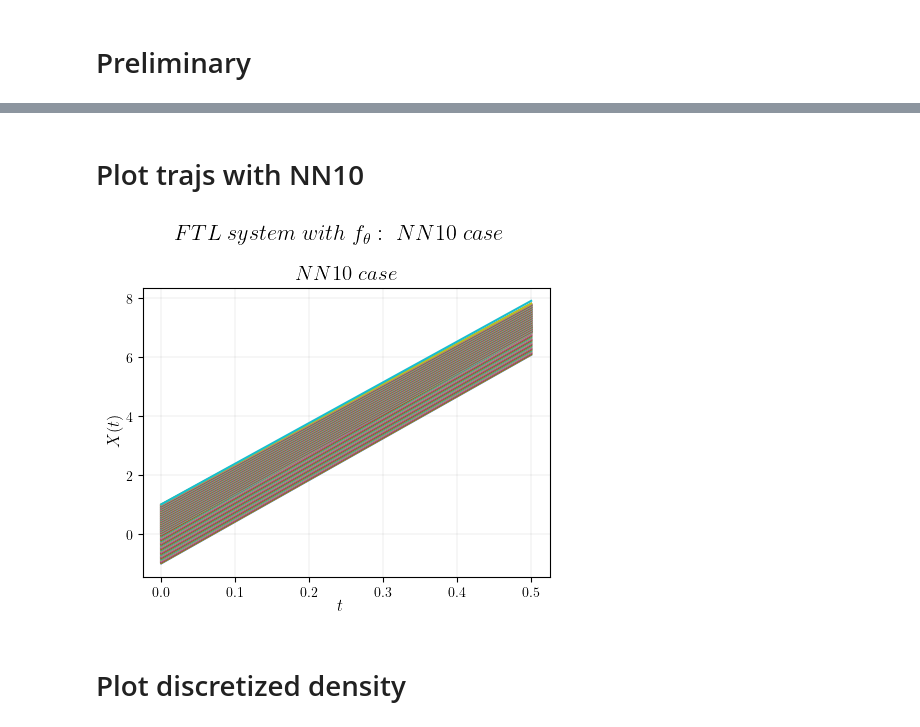
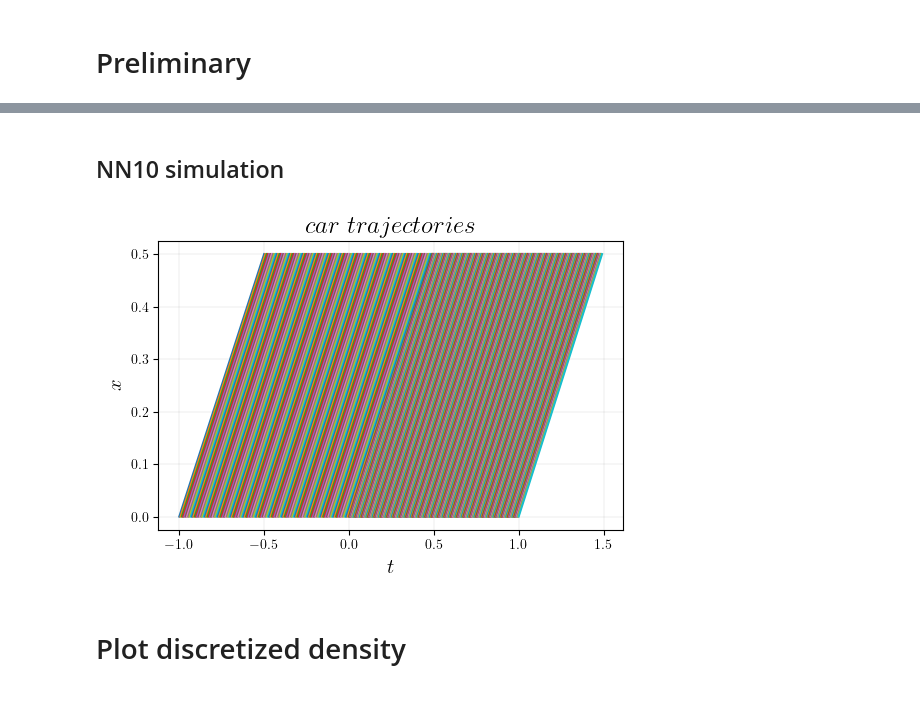
Before and after one commit to andreamortaro/TrafficModelling, a Jupyter notebook: simulazioni/10.4 Density - NN10.ipynb, the cells around one changed output, grey strips where cells are left out. Drawn from its saved outputs; the diff is of its cells as text; code cells hidden in the pictures; blank space fills up the shorter version.

Commit message:
Density plot about NN10. Little changes on training process.

```diff
--- a/simulazioni/10.4 Density - NN10.ipynb
+++ b/simulazioni/10.4 Density - NN10.ipynb
@@ -34,3 +29,15 @@ T = 0.5
+# %%
+## Params
+Nx = 400
+Nt = 320
+T = 0.5
+Ndens = Nx-1 # how many chars, cars trajs to compute
+
+## Exact density
+rho_l = 0.4/1.2
+rho_r = 0.8/1.2
+rho_out = 0
+drho = 0.2
 # %%
 # Space - linearly distributed
 dx = 1/int(Nx/3)
@@ -71,2 +104,2 @@ xlim1, xlim2 = -1.25, 1.75 # plot x limits
 # %% [markdown]
-# Plot trajs with NN10
+## NN10 simulation
@@ -103,0 +106,10 @@ sol_ann = odeint(TD_ANN_model, xspan, tspan, args=(vel_nn,), tfirst=True).T
+# %%
+# Input to compute velocities
+x = list(xspan)
+x.append(xspan[-1]+dx/2) # artificio
+cons_dis = np.diff(x, axis=0) # only two values
+
+# Compute the velocities
+y_pred = model_nn(cons_dis, training=False)
+tmp = y_pred/np.max(y_pred)
+vel_nn = tmp.numpy().flatten().tolist()
@@ -104,19 +124,18 @@ sol_ann = odeint(TD_ANN_model, xspan, tspan, args=(vel_nn,), tfirst=True).T
 # %%
 # Initialize the fig
 nrow, ncol = 1, 1
-width, height = 7, 5 # single subplot
+width, height = 8, 5 # single subplot
 fig, ax = plt.subplots(nrow,ncol,figsize=(width*ncol*.75,height*.75))
 
-# Plot the true and simulated trajectories for each vehicle
+# AX 0
 for veh in range(0, Nx):
-    ax.plot(tspan, sol_ann[veh])
+    ax.plot(sol_ann[veh], tspan)
 
 ax.grid(color='grey', linestyle='-', linewidth=0.1)
-ax.set_title(fr"$NN10\ case$", fontsize=15)
+ax.set_title(fr"$car\ trajectories$", fontsize=18)
+ax.set_xlabel(fr"$t$", fontsize=15)
+ax.set_ylabel(fr"$x$", fontsize=15)
 
-plt.suptitle(fr"$FTL\ system\ with\ f_\theta:\ NN10\ case$", fontsize=16,y=1.05);
-fig.supxlabel("$t$", x= 0.5)
-fig.supylabel("$X(t)$", x =0.055)
 plt.show()
 # %% [output]
-[figure, old version]
+[figure, new version]
```
Also changed, not shown: parts of 21 cells of this notebook, 24 other files.
